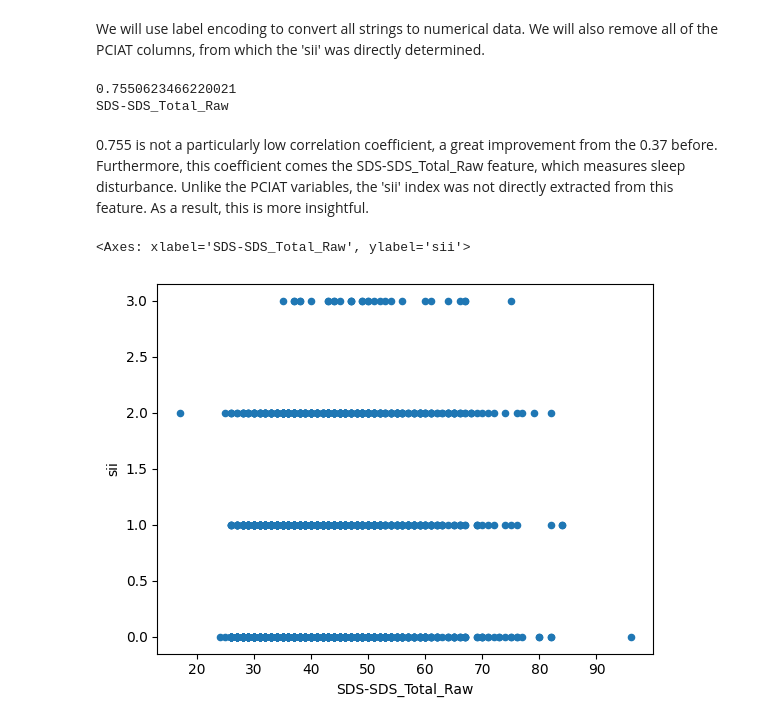
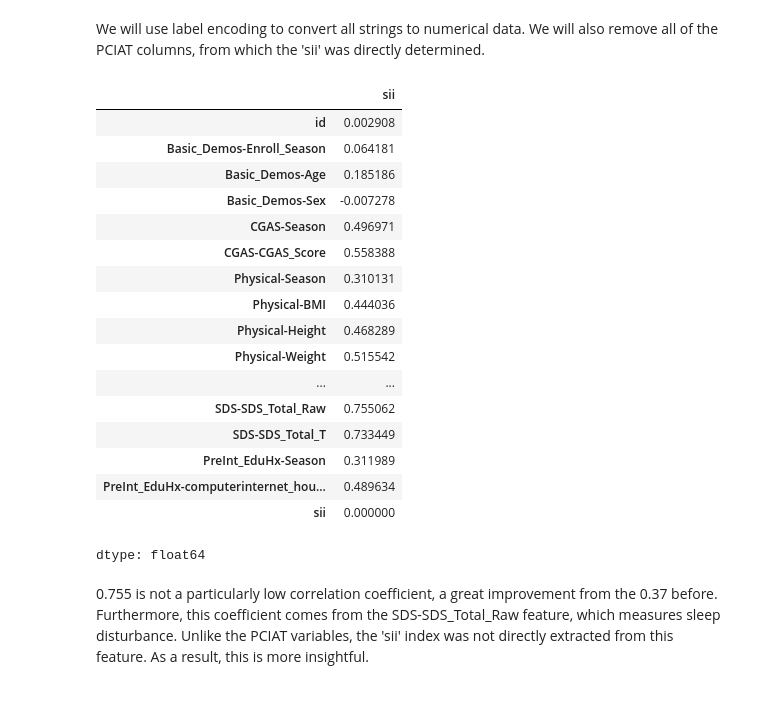
Before and after one commit to k3liang/Problematic-Internet-Use-Predictor, a Jupyter notebook: DataExploration.ipynb, the cells around one changed output. Cells and saved outputs as stored; diff of their text form; code cells hidden in the pictures.

```diff
--- a/DataExploration.ipynb
+++ b/DataExploration.ipynb
@@ -270,32 +270,45 @@ We will use label encoding to convert all strings to numerical data. We will als
 # %%
 from sklearn.preprocessing import LabelEncoder
 import numpy as np
 
 le = LabelEncoder()
 df_label = df_train.apply(le.fit_transform)
 
 df_label = df_label.drop(columns=['PCIAT-Season','PCIAT-PCIAT_01','PCIAT-PCIAT_02','PCIAT-PCIAT_03', 'PCIAT-PCIAT_04', 'PCIAT-PCIAT_05', 'PCIAT-PCIAT_06','PCIAT-PCIAT_07', 'PCIAT-PCIAT_08', 'PCIAT-PCIAT_09', 'PCIAT-PCIAT_10','PCIAT-PCIAT_11', 'PCIAT-PCIAT_12', 'PCIAT-PCIAT_13', 'PCIAT-PCIAT_14','PCIAT-PCIAT_15', 'PCIAT-PCIAT_16', 'PCIAT-PCIAT_17', 'PCIAT-PCIAT_18', 'PCIAT-PCIAT_19', 'PCIAT-PCIAT_20', 'PCIAT-PCIAT_Total'],axis=1)
 
 corr_matrix = df_label.corr()
 
 np.fill_diagonal(corr_matrix.values, 0)
 
 target_correlations = corr_matrix['sii']
 
+target_correlations
+
 # Find the highest correlation (excluding self-correlation)
-max_corr = abs(target_correlations).max()
-feature_with_max_corr = target_correlations.idxmax()
+#max_corr = abs(target_correlations).max()
+#feature_with_max_corr = target_correlations.idxmax()
 #feature_with_max_corr = target_correlations.drop('sii').idxmax()
 
-print(max_corr)
-print(feature_with_max_corr)
+#print(max_corr)
+#print(feature_with_max_corr)
 # %% [output]
+|  | sii |
+| id | 0.002908 |
+| Basic_Demos-Enroll_Season | 0.064181 |
+| Basic_Demos-Age | 0.185186 |
+| Basic_Demos-Sex | -0.007278 |
+| CGAS-Season | 0.496971 |
+| CGAS-CGAS_Score | 0.558388 |
+| Physical-Season | 0.310131 |
+| Physical-BMI | 0.444036 |
+| Physical-Height | 0.468289 |
+| Physical-Weight | 0.515542 |
+| ... | ... |
+| SDS-SDS_Total_Raw | 0.755062 |
+| SDS-SDS_Total_T | 0.733449 |
+| PreInt_EduHx-Season | 0.311989 |
+| PreInt_EduHx-computerinternet_hou... | 0.489634 |
+| sii | 0.000000 |
-0.7550623466220021
-SDS-SDS_Total_Raw
+dtype: float64
 # %% [markdown]
-0.755 is not a particularly low correlation coefficient, a great improvement from the 0.37 before. Furthermore, this coefficient comes the SDS-SDS_Total_Raw feature, which measures sleep disturbance. Unlike the PCIAT variables, the 'sii' index was not directly extracted from this feature. As a result, this is more insightful.
+0.755 is not a particularly low correlation coefficient, a great improvement from the 0.37 before. Furthermore, this coefficient comes from the SDS-SDS_Total_Raw feature, which measures sleep disturbance. Unlike the PCIAT variables, the 'sii' index was not directly extracted from this feature. As a result, this is more insightful.
-# %%
-df_train.plot(kind='scatter',x='SDS-SDS_Total_Raw',y='sii')
-# %% [output]
-<Axes: xlabel='SDS-SDS_Total_Raw', ylabel='sii'>
-[figure, removed]
```
Also changed, not shown: parts of 1 cell of this notebook.
